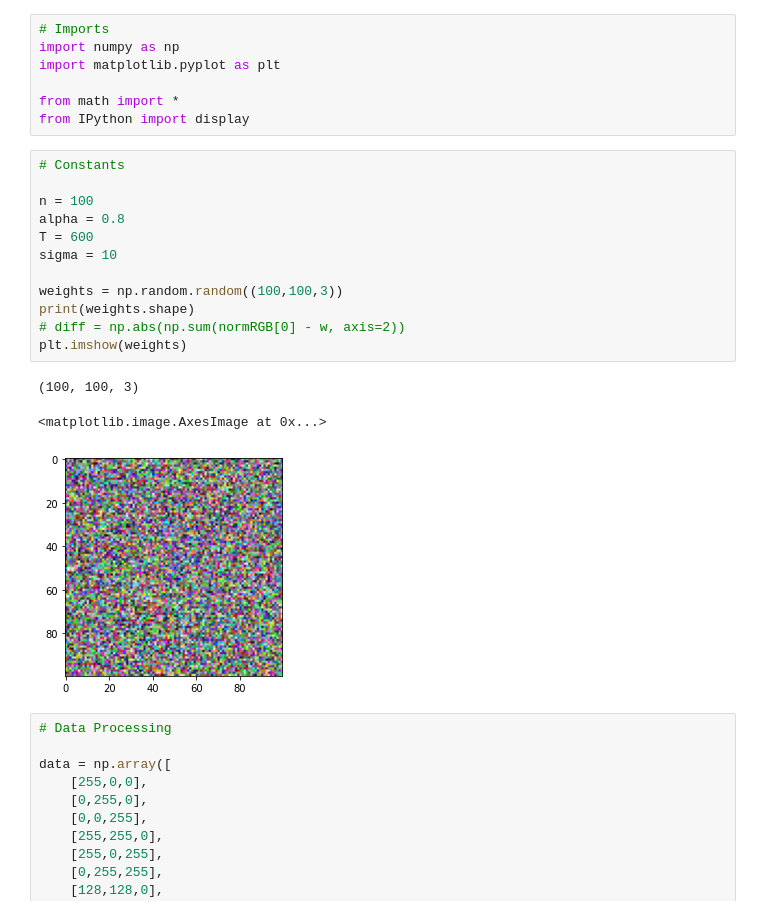
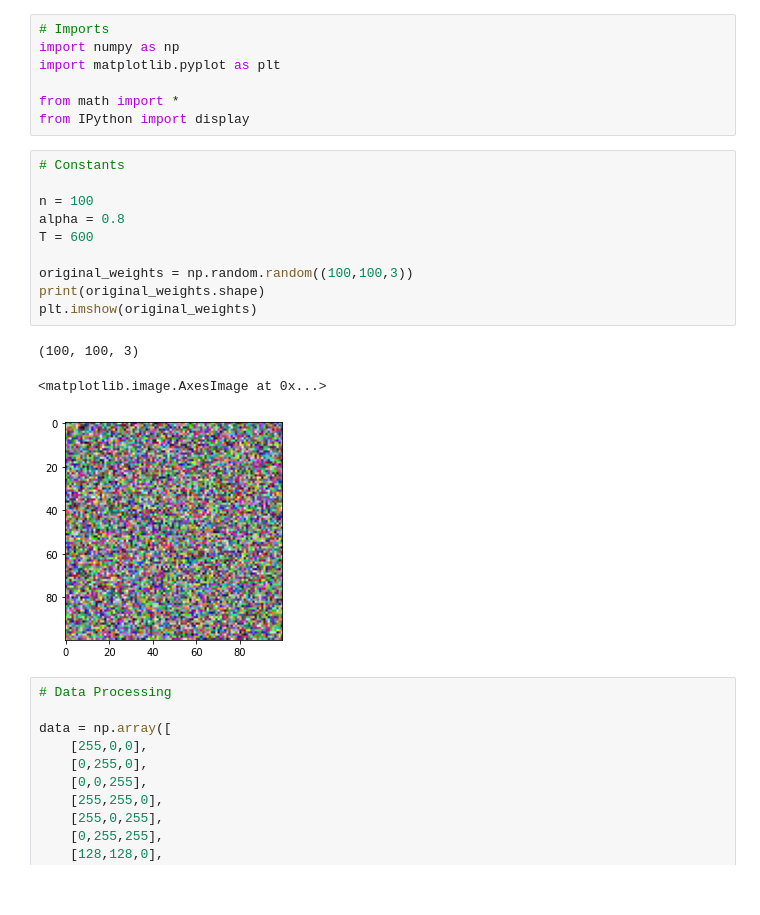
Before and after one commit to lance-gomes/ECE457B, a Jupyter notebook: A2/q2.ipynb, the cells around one changed output. Drawn from its saved outputs; the diff is of its cells as text.

```diff
--- a/A2/q2.ipynb
+++ b/A2/q2.ipynb
@@ -8,19 +8,17 @@ from IPython import display
 # %%
 # Constants
 
 n = 100
 alpha = 0.8
 T = 600
-sigma = 10
 
-weights = np.random.random((100,100,3))
-print(weights.shape)
-# diff = np.abs(np.sum(normRGB[0] - w, axis=2))
-plt.imshow(weights)
+original_weights = np.random.random((100,100,3))
+print(original_weights.shape)
+plt.imshow(original_weights)
 # %% [output]
 (100, 100, 3)
 <matplotlib.image.AxesImage at 0x...>
-[figure, old version]
+[figure, new version]
 # %%
 # Data Processing
 
```
Also changed, not shown: parts of 3 cells of this notebook, 1 other file.
